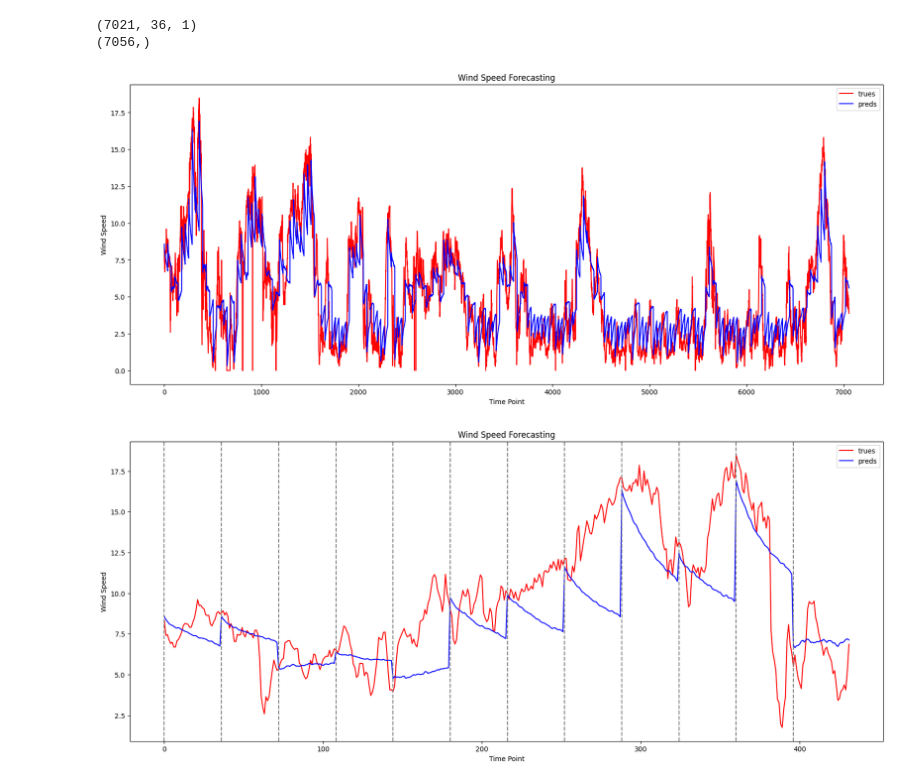
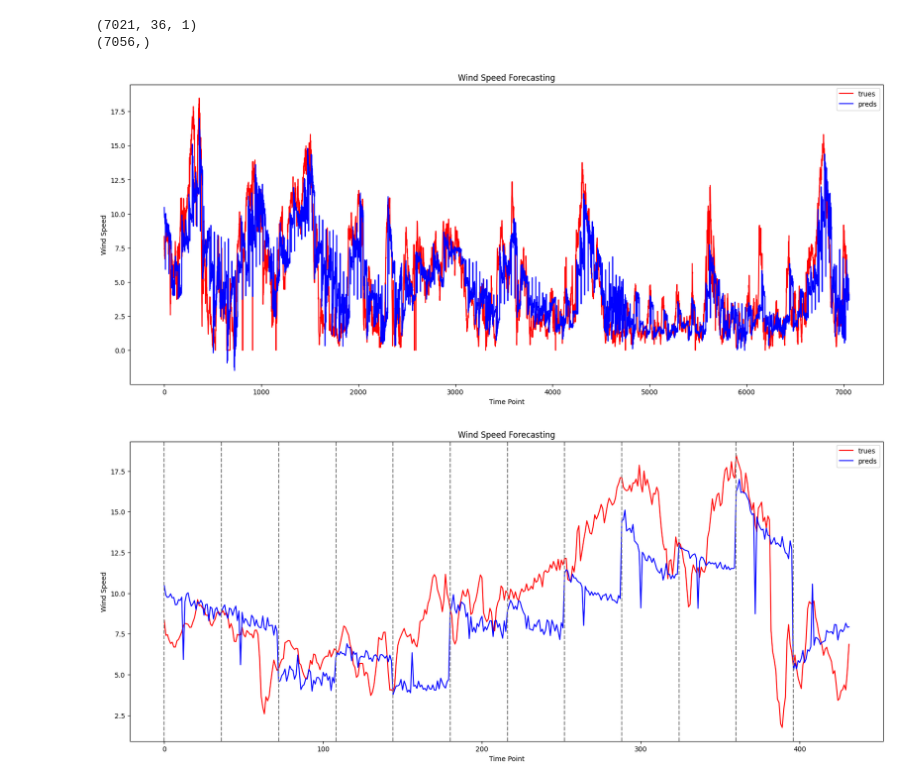
Before and after one commit to yellow378/WindSpeedForecasting, a Jupyter notebook: analysis/resultPic.ipynb, the cells around one changed output. Saved outputs shown, nothing was run; the diff lists cells and outputs as text; code cells hidden in the pictures.

```diff
--- a/analysis/resultPic.ipynb
+++ b/analysis/resultPic.ipynb
@@ -4,7 +4,7 @@ import numpy as np
 import os
 import matplotlib.pyplot as plt
 
-param = 'long_term_forecast_test_DLinearSingle_custom_ftS_sl36_ll0_pl36_dm512_nh8_el2_dl1_df2048_fc1_ebtimeF_dtTrue_test_0'
+param = 'long_term_forecast_test_LightTime_custom_ftMS_sl432_ll0_pl36_dm128_nh4_el2_dl1_df2048_fc1_ebtimeF_dtTrue_test_0'
 path = "../results/"
 
 trues = np.load(os.path.join(path,param,'true.npy'))
@@ -14,35 +14,35 @@ trues = trues.reshape(-1)
 
 preds = np.load(os.path.join(path,param,'pred.npy'))
 preds = preds[::36,:,:]
 preds = preds.reshape(-1)
 
 print(trues.shape)
 
 # 创建一个图形和坐标轴对象
 fig, ax = plt.subplots(figsize=(20,8))
 
 # 绘制trues序列，颜色为蓝色
 ax.plot(trues, color='red', label='trues')
 
 # 绘制preds序列，颜色为绿色
 ax.plot(preds, color='blue', label='preds')
 
 # # 添加每隔36个点的竖线（虚线）
 # for i in range(0, len(trues), 36):
 #     ax.axvline(x=i, color='gray', linestyle='dashed')
 
 # 添加图例
 ax.legend()
 
 # 设置坐标轴标签等
 ax.set_xlabel('Time Point')
 ax.set_ylabel('Wind Speed')
 ax.set_title('Wind Speed Forecasting')
-plt.savefig('./resultPic/DLinearSingle_sl36_pl36_MinMaxSaler.png',bbox_inches='tight')
+plt.savefig('./resultPic/LightTime_sl432_pl36_MinMaxSaler.png',bbox_inches='tight')
 # %% [output]
 (7021, 36, 1)
 (7056,)
-[figure, old version]
+[figure, new version]
 # %%
 true = trues[0:432]
 pred = preds[0:432]
@@ -69,6 +69,6 @@ ax.set_xlabel('Time Point')
 ax.set_ylabel('Wind Speed')
 ax.set_title('Wind Speed Forecasting')
 
-plt.savefig('./resultPic/DLinearSingle_sl36_pl36_MinMaxSaler_local.png',bbox_inches='tight')
+plt.savefig('./resultPic/LightTime_sl432_pl36_MinMaxSaler_local.png',bbox_inches='tight')
 # %% [output]
-[figure, old version]
+[figure, new version]
```
Also changed, not shown: 43 other files.
